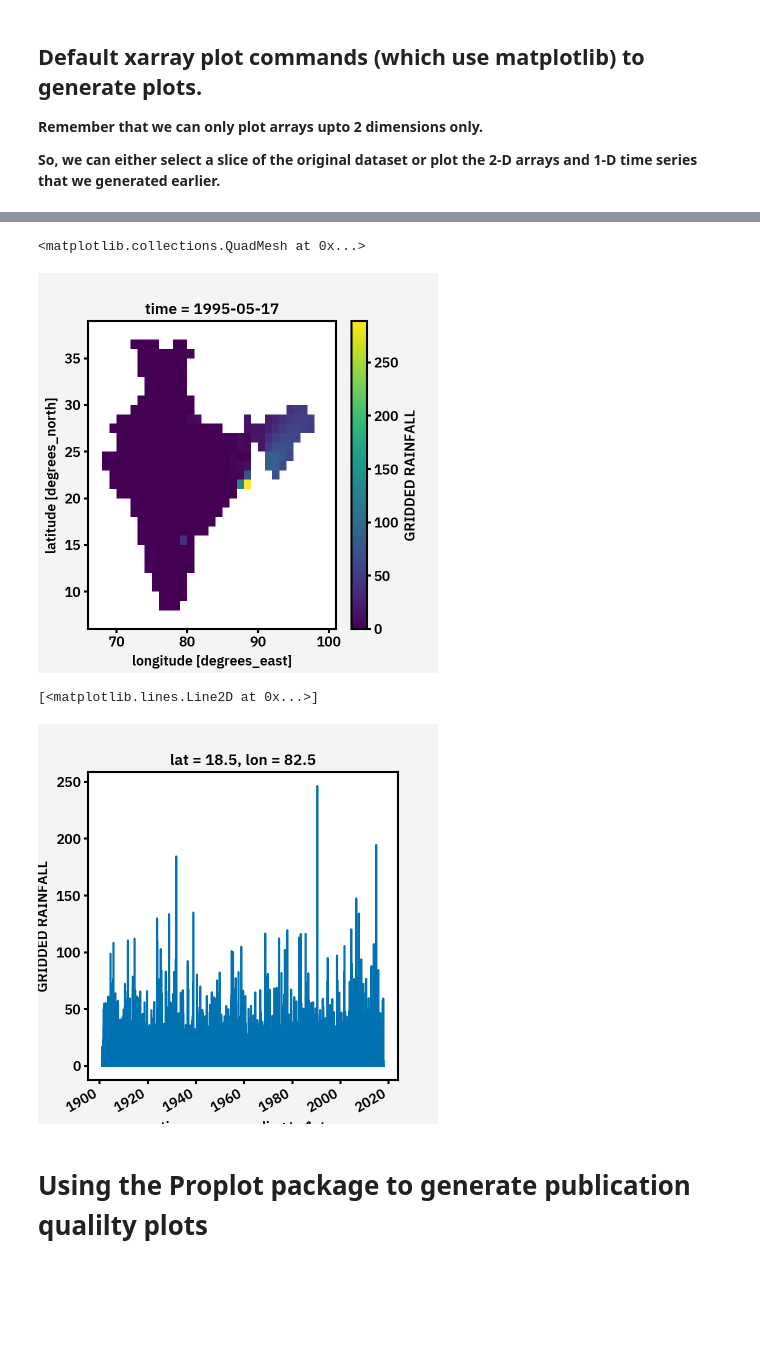
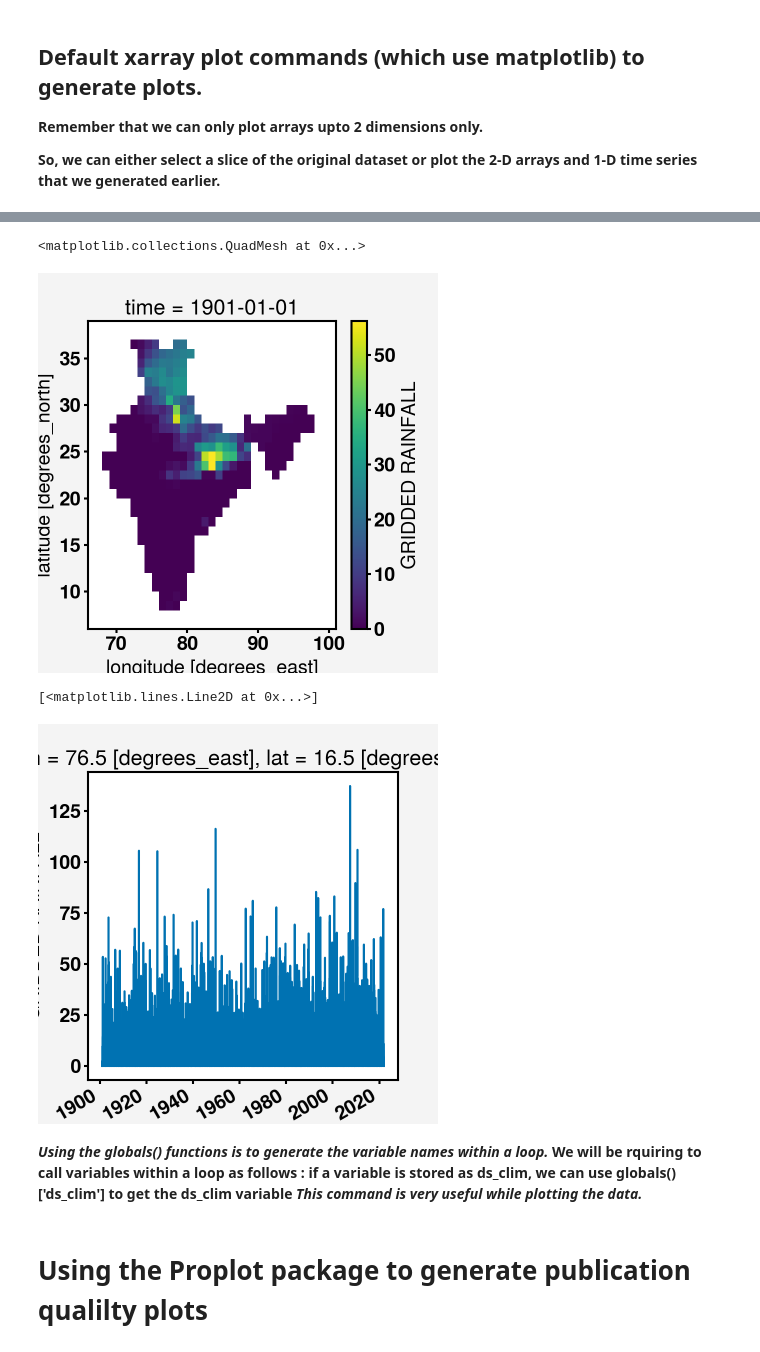
Before and after one commit to carbform/Climate_Data_Plotting, a Jupyter notebook: Jupyter Notebook (python)/IMD_Rainfall_Plots_Demo.ipynb, the cells around one changed output, grey strips where cells are left out. Saved outputs shown, nothing was run; the diff lists cells and outputs as text; code cells hidden in the pictures; blank space fills up the shorter version.

```diff
--- a/Jupyter Notebook (python)/IMD_Rainfall_Plots_Demo.ipynb
+++ b/Jupyter Notebook (python)/IMD_Rainfall_Plots_Demo.ipynb
@@ -44,8 +43,10 @@ For this example, we will be using the Gridded Rainfall Data from [Indian Meteor
 + **After you've downloaded the multiple .nc files, put them all in a folder of your choice.**
 + **We will use xarray to read all the multiple files at once.**
 # %%
-#Opening multiple datasets using xarray's open_mfdataset command.
+#Opening multiple datasets using xarray's open_mfdataset command. To open a single nc file, you can use the xr.open_dataset() comamnd.
 
-ds = xr.open_mfdataset('/media/sarat/Study/IMD_data/rain1by1/*.nc')
+ds = xr.open_mfdataset('/media/carbform/Study/IMD_data/rain1by1/*.nc')
 
 #### Change the file name and folder accordingly ####
+# Check the properties of the loaded dataset by printing the variable
+ds
@@ -234,0 +228,3 @@ GRIDDED RAINFALL
+# %%
+ds_sel_time_idx = ds.rf.isel(time=0) # time selection
+ds_sel_loc_idx = ds.rf.isel(lat=10,lon=10) # location selection
@@ -381,13 +440,18 @@ ds.rf.sel(time='1995-08-31T00:00:00.000000000').plot() # extracting a specific t
 # %%
-ds_sel_time.plot() # Same as above but here we directly load the variable that we extracted earlier.
+ds_sel_time_idx.plot() # Same as above but here we directly load the variable that we extracted earlier.
 # %% [output]
 <matplotlib.collections.QuadMesh at 0x...>
-[figure, old version]
+[figure, new version]
 # %%
-ds_sel_loc.plot()
+ds_sel_loc_idx.plot()
 # %% [output]
 [<matplotlib.lines.Line2D at 0x...>]
-[figure, old version]
+[figure, new version]
+# %% [markdown]
+***Using the  globals() functions is to generate the variable names within a loop.***
+**We will be rquiring to call variables within a loop as follows : if a variable is stored as ds_clim, we can use
+globals()['ds_clim'] to get the ds_clim variable**
+***This command is very useful while plotting the data.***
 # %% [markdown]
 # Using the Proplot package to generate publication qualilty plots
 # %% [markdown]
```
Also changed, not shown: parts of 21 cells of this notebook.
